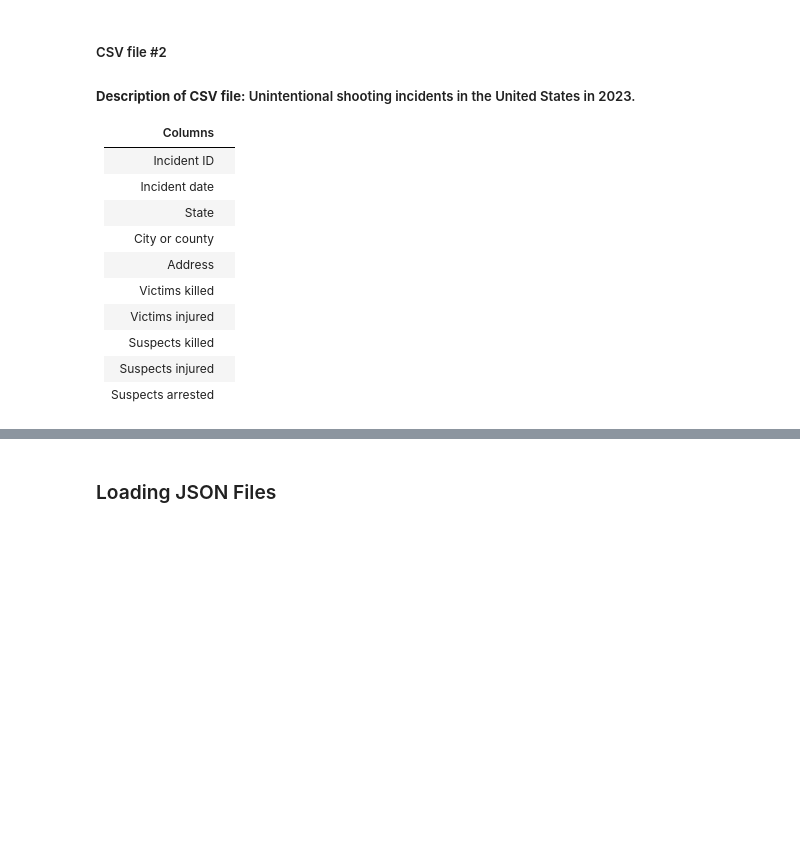
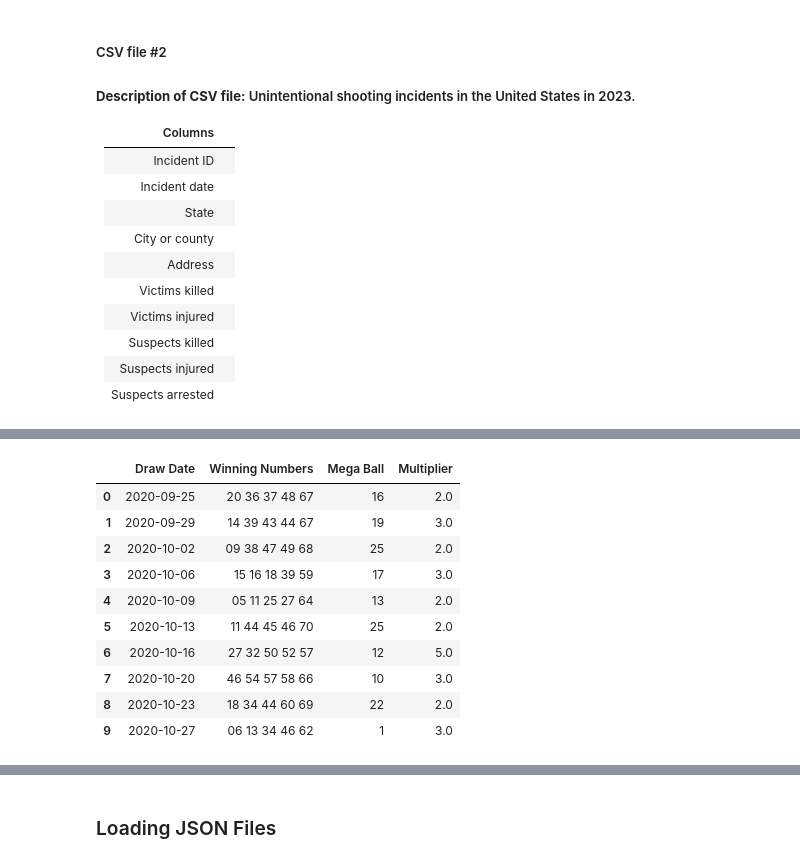
Before and after one commit to Stephen-sanchez1/datasci_1_loading, a Jupyter notebook: HHA_507_HW1.ipynb, the cells around one changed output, grey strips where cells are left out. Cells and saved outputs as stored; diff of their text form; code cells hidden in the pictures; blank space fills up the shorter version.

```diff
--- a/HHA_507_HW1.ipynb
+++ b/HHA_507_HW1.ipynb
@@ -80,0 +99,18 @@ dataset2.head(10)
+# %%
+#  XLSL file #1
+# Loading XLSL file #1
+
+dataset3 = pd.read_excel('/Lottery_Mega_Millions_Winning_Numbers__Beginning_2002.xls')
+dataset3.head(10)
+# %% [output]
+|  | Draw Date | Winning Numbers | Mega Ball | Multiplier |
+| 0 | 2020-09-25 | 20 36 37 48 67 | 16 | 2.0 |
+| 1 | 2020-09-29 | 14 39 43 44 67 | 19 | 3.0 |
+| 2 | 2020-10-02 | 09 38 47 49 68 | 25 | 2.0 |
+| 3 | 2020-10-06 | 15 16 18 39 59 | 17 | 3.0 |
+| 4 | 2020-10-09 | 05 11 25 27 64 | 13 | 2.0 |
+| 5 | 2020-10-13 | 11 44 45 46 70 | 25 | 2.0 |
+| 6 | 2020-10-16 | 27 32 50 52 57 | 12 | 5.0 |
+| 7 | 2020-10-20 | 46 54 57 58 66 | 10 | 3.0 |
+| 8 | 2020-10-23 | 18 34 44 60 69 | 22 | 2.0 |
+| 9 | 2020-10-27 | 06 13 34 46 62 | 1 | 3.0 |
```
Also changed, not shown: parts of 9 cells of this notebook.
